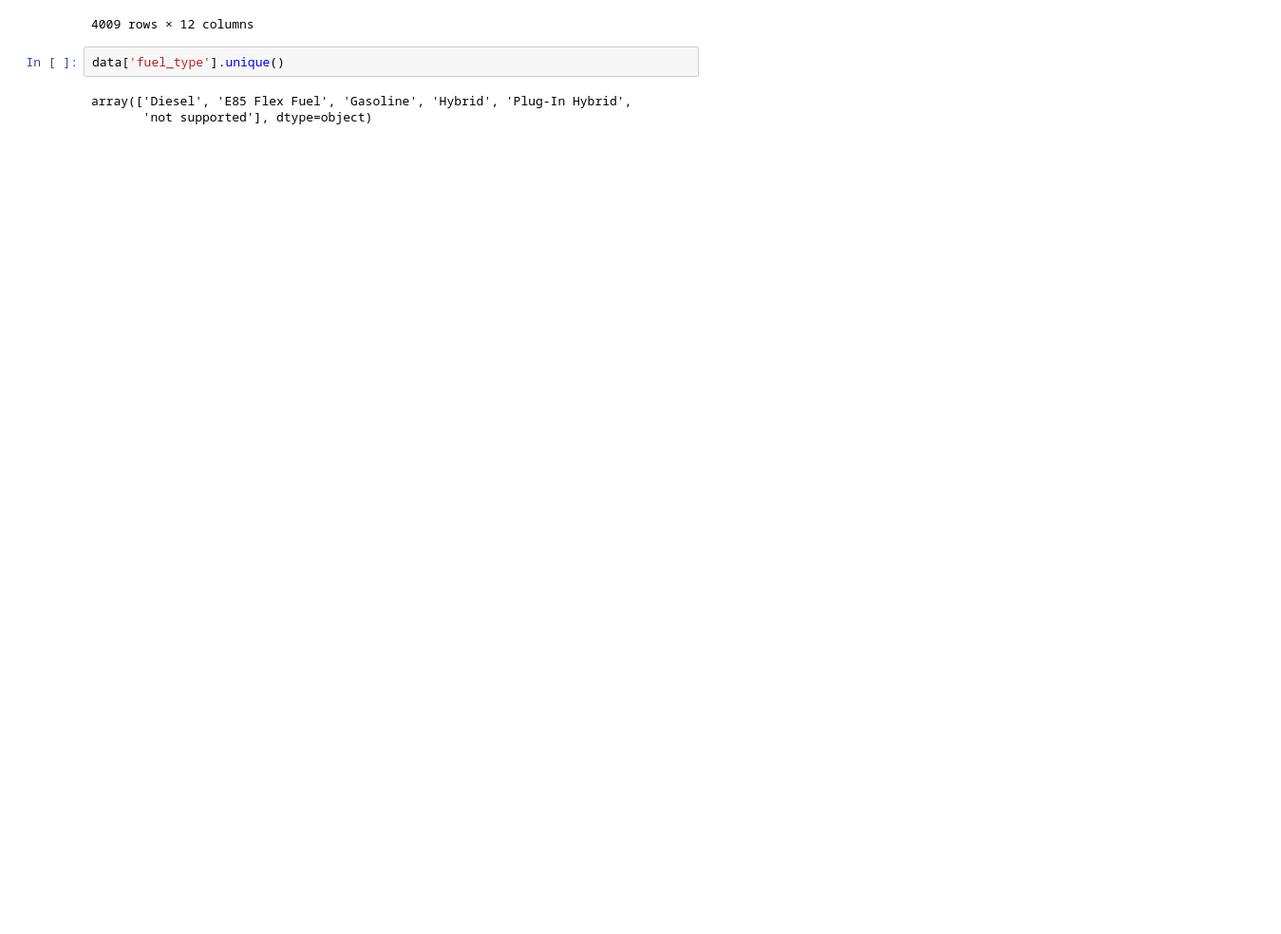
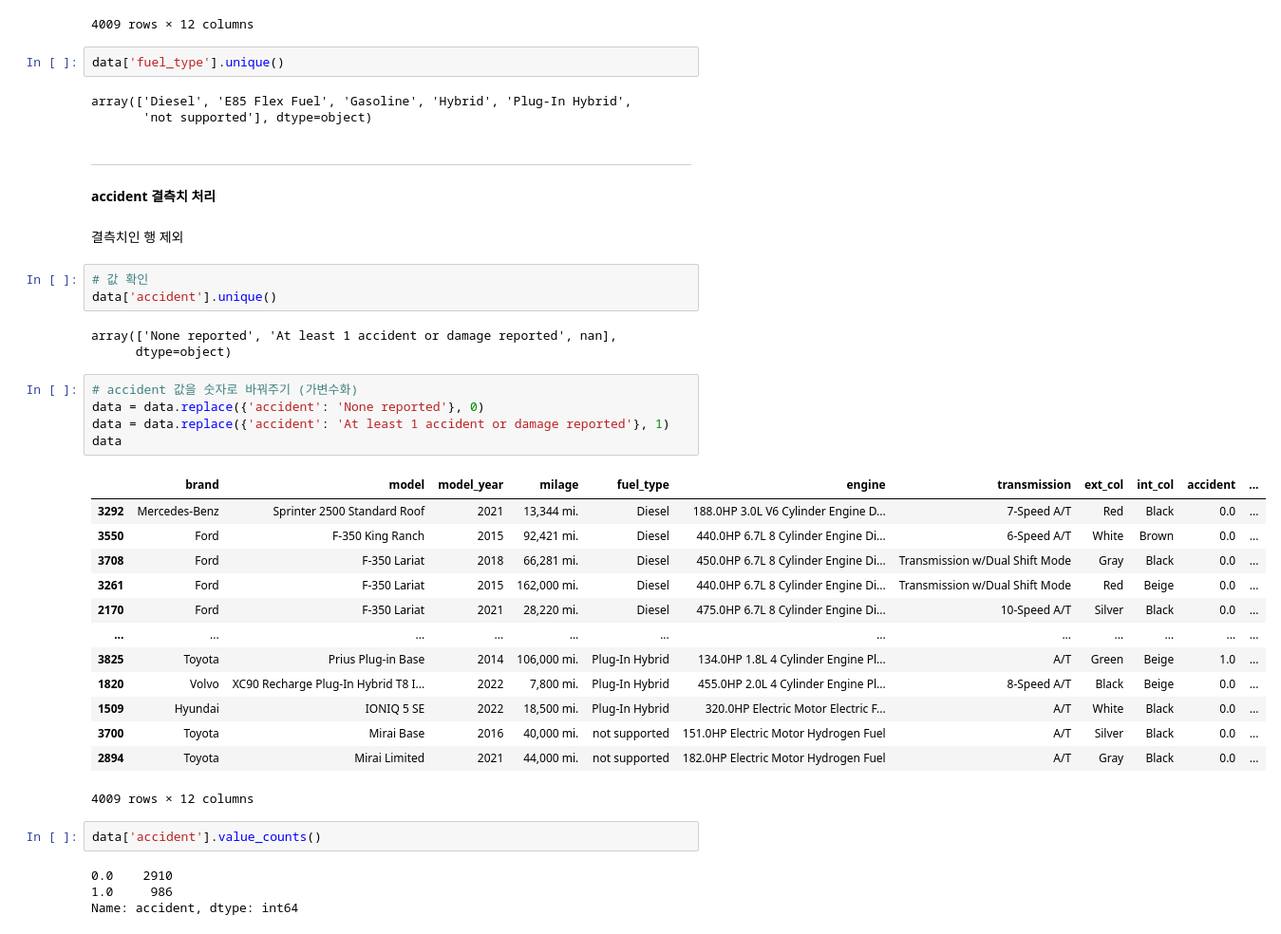
Before and after one commit to juddy7453/DataProcessing, a Jupyter notebook: Used_Car_Price_Prediction.ipynb, the cells around one changed output. Shown: that part at 95% size. Drawn from its saved outputs; the diff is of its cells as text; blank space fills up the shorter version.

```diff
--- a/Used_Car_Price_Prediction.ipynb
+++ b/Used_Car_Price_Prediction.ipynb
@@ -285,3 +288,40 @@ data['fuel_type'].unique()
 # %% [output]
 array(['Diesel', 'E85 Flex Fuel', 'Gasoline', 'Hybrid', 'Plug-In Hybrid',
        'not supported'], dtype=object)
+# %% [markdown]
+----------
+# %% [markdown]
+**accident 결측치 처리**
+# %% [markdown]
+결측치인 행 제외
+# %%
+# 값 확인
+data['accident'].unique()
+# %% [output]
+array(['None reported', 'At least 1 accident or damage reported', nan],
+      dtype=object)
+# %%
+# accident 값을 숫자로 바꿔주기 (가변수화)
+data = data.replace({'accident': 'None reported'}, 0)
+data = data.replace({'accident': 'At least 1 accident or damage reported'}, 1)
+data
+# %% [output]
+|  | brand | model | model_year | milage | fuel_type | engine | transmission | ext_col | int_col | accident | ... |
+| 3292 | Mercedes-Benz | Sprinter 2500 Standard Roof | 2021 | 13,344 mi. | Diesel | 188.0HP 3.0L V6 Cylinder Engine D... | 7-Speed A/T | Red | Black | 0.0 | ... |
+| 3550 | Ford | F-350 King Ranch | 2015 | 92,421 mi. | Diesel | 440.0HP 6.7L 8 Cylinder Engine Di... | 6-Speed A/T | White | Brown | 0.0 | ... |
+| 3708 | Ford | F-350 Lariat | 2018 | 66,281 mi. | Diesel | 450.0HP 6.7L 8 Cylinder Engine Di... | Transmission w/Dual Shift Mode | Gray | Black | 0.0 | ... |
+| 3261 | Ford | F-350 Lariat | 2015 | 162,000 mi. | Diesel | 440.0HP 6.7L 8 Cylinder Engine Di... | Transmission w/Dual Shift Mode | Red | Beige | 0.0 | ... |
+| 2170 | Ford | F-350 Lariat | 2021 | 28,220 mi. | Diesel | 475.0HP 6.7L 8 Cylinder Engine Di... | 10-Speed A/T | Silver | Black | 0.0 | ... |
+| ... | ... | ... | ... | ... | ... | ... | ... | ... | ... | ... | ... |
+| 3825 | Toyota | Prius Plug-in Base | 2014 | 106,000 mi. | Plug-In Hybrid | 134.0HP 1.8L 4 Cylinder Engine Pl... | A/T | Green | Beige | 1.0 | ... |
+| 1820 | Volvo | XC90 Recharge Plug-In Hybrid T8 I... | 2022 | 7,800 mi. | Plug-In Hybrid | 455.0HP 2.0L 4 Cylinder Engine Pl... | 8-Speed A/T | Black | Beige | 0.0 | ... |
+| 1509 | Hyundai | IONIQ 5 SE | 2022 | 18,500 mi. | Plug-In Hybrid | 320.0HP Electric Motor Electric F... | A/T | White | Black | 0.0 | ... |
+| 3700 | Toyota | Mirai Base | 2016 | 40,000 mi. | not supported | 151.0HP Electric Motor Hydrogen Fuel | A/T | Silver | Black | 0.0 | ... |
+| 2894 | Toyota | Mirai Limited | 2021 | 44,000 mi. | not supported | 182.0HP Electric Motor Hydrogen Fuel | A/T | Gray | Black | 0.0 | ... |
+4009 rows × 12 columns
+# %%
+data['accident'].value_counts()
+# %% [output]
+0.0    2910
+1.0     986
+Name: accident, dtype: int64
```
Also changed, not shown: parts of 32 cells of this notebook.
